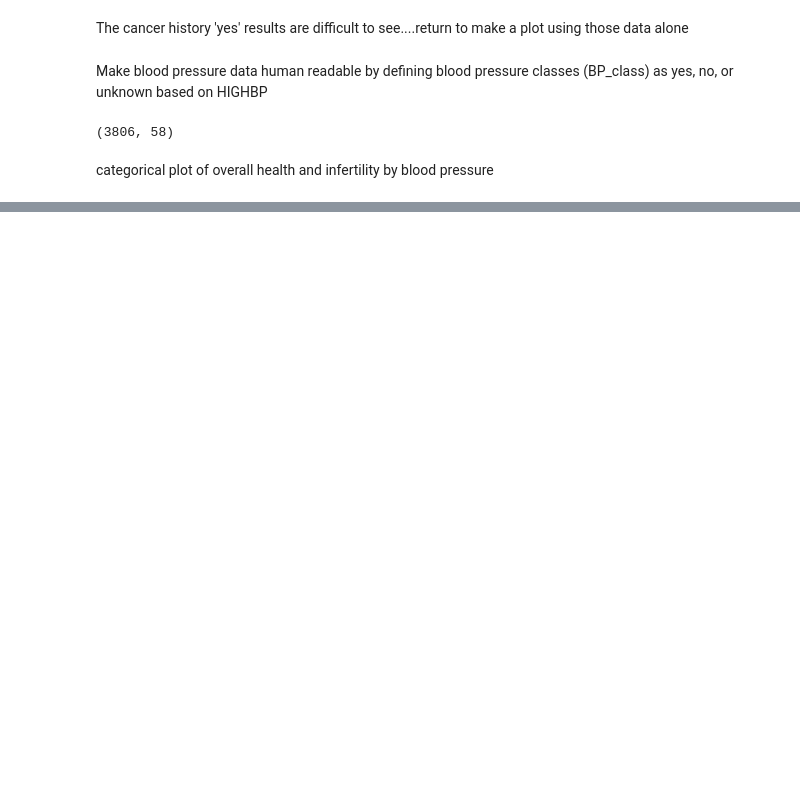
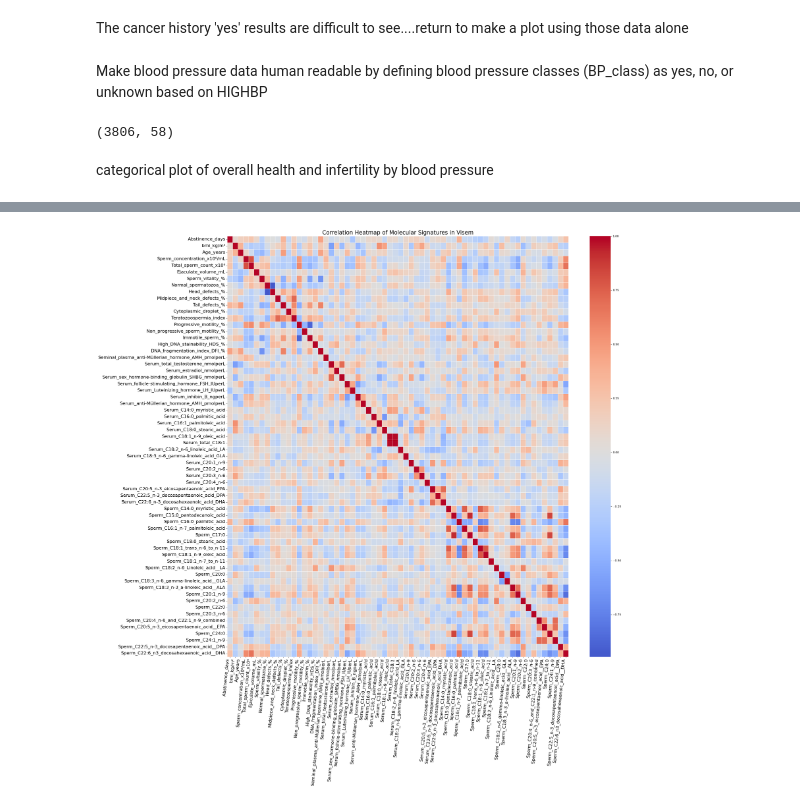
Before and after one commit to djsamuelson/male_infertility, a Jupyter notebook: notebooks/capstone.ipynb, the cells around one changed output, grey strips where cells are left out. Cells and saved outputs as stored; diff of their text form; code cells hidden in the pictures; blank space fills up the shorter version.

```diff
--- a/notebooks/capstone.ipynb
+++ b/notebooks/capstone.ipynb
@@ -248,0 +327,12 @@ biological data analysis
+# %%
+mol_sig_mx = df_mol_sig.corr()
+exclude_cols = ['Unnamed: 0', 'ID']
+mol_sig_mx_f = mol_sig_mx.drop(columns=exclude_cols, index=exclude_cols)
+plt.figure(figsize=(28, 28))
+ax = sns.heatmap(mol_sig_mx_f, annot=False, cmap='coolwarm', center=0, linecolor='white', linewidth=0.5)
+ax.set_xticklabels(ax.get_xticklabels(), rotation=85, ha='right', fontsize=16)
+ax.set_yticklabels(ax.get_yticklabels(), rotation=0, fontsize=16)
+plt.title('Correlation Heatmap of Molecular Signatures in Visem', fontsize=20, color='black')
+plt.tight_layout()
+# %% [output]
+[figure, added]
```
Also changed, not shown: parts of 12 cells of this notebook, 3 other files.
